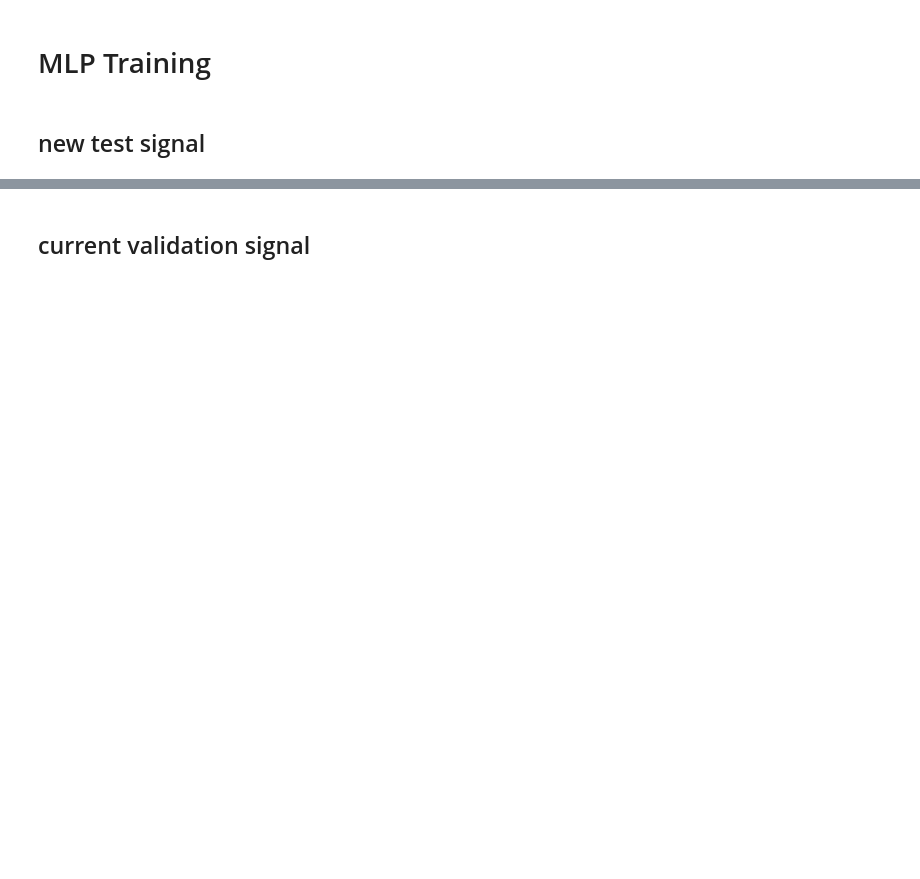
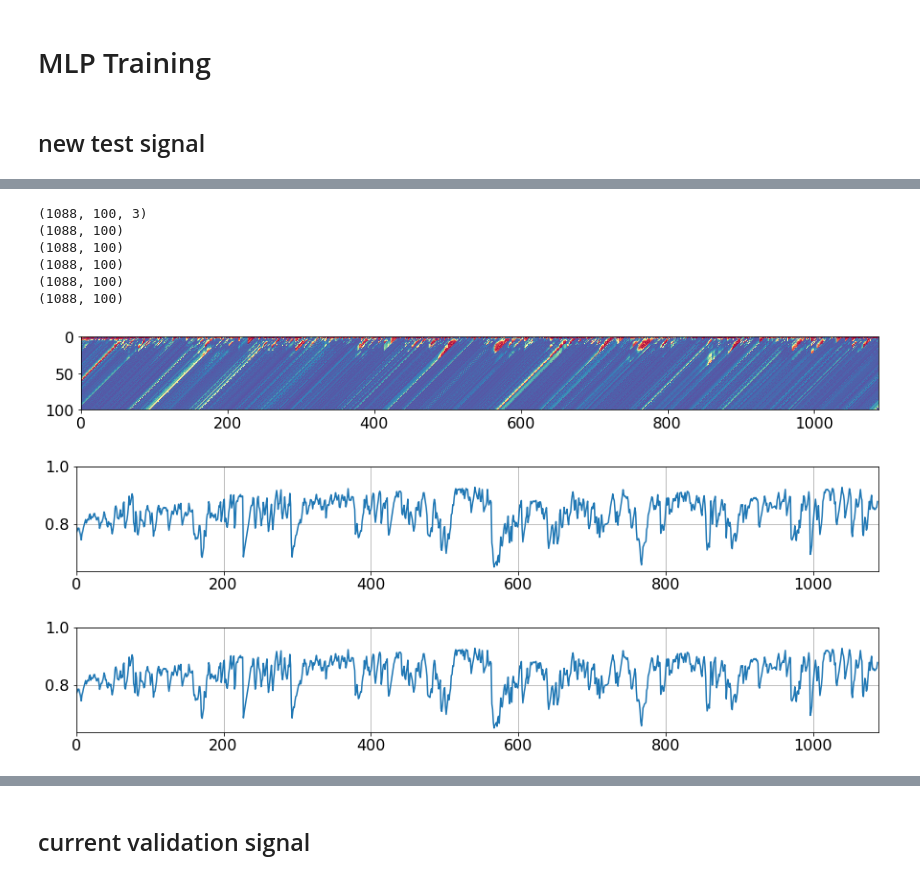
Before and after one commit to WillieMaddox/DiscRimNN, a Jupyter notebook: mixsig.ipynb, the cells around one changed output, grey strips where cells are left out. Drawn from its saved outputs; the diff is of its cells as text; code cells hidden in the pictures; blank space fills up the shorter version.

Commit message:
Check in many2many sliding window classifier.  Still a work in progress...

```diff
--- a/mixsig.ipynb
+++ b/mixsig.ipynb
@@ -560,6 +695,10 @@ for i in range(n_generations):
 ## new test signal
 # %%
 x_test, y_test = msig.generate()
+print('x_test  {}'.format(x_test.shape))
+print('y_test  {}'.format(y_test.shape))
+y_true = np.argmax(y_test, axis=-1)
+print('y_true  {}'.format(y_true.shape))
 score = model.evaluate(x_test, y_test, batch_size=batch_size)
 if stateful:
     model.reset_states()
@@ -568,8 +707,10 @@ if stateful:
     model.reset_states()
 y_pred = np.argmax(y_hat, axis=-1)
 y_pred_colors = np.hstack([msig.signal_colors[i] for i in y_pred])
-
 print(score)
+print('y_hat   {}'.format(y_hat.shape))
+print('y_pred  {}'.format(y_pred.shape))
+print('y_colors{}'.format(y_pred_colors.shape))
 
 if window_method == 'boxcar' and net_type == 'RNN':
     x_test_x_scatter = msig.timestamps
@@ -582,5 +723,10 @@ elif window_method == 'boxcar' and net_type == 'MLP' and in_out_model == 'many2m
 elif window_method == 'sliding':
     x_test_x_scatter = msig.timestamps[msig.window_size-1:]
     x_test_y_scatter = msig.mixed_signal[msig.window_size-1:]
+    x_windows_start = None
 #     x_test_y_scatter = x_test[:, -1, 0]
 #     x_test_y_scatter = x_test[0, :, 0]
+print(msig.timestamps.shape)
+print(x_test_x_scatter.shape)
+print(x_test_y_scatter.shape)
+print(x_windows_start)
@@ -590,0 +746,63 @@ plot_confusion_matrix(msig.classes, y_pred.flatten())
+# %%
+print(y_hat.shape)
+print(y_true.shape)
+print(y_pred.shape)
+
+# y_right = y_true == y_pred
+# y_wrong = y_true != y_pred
+# print(y_wrong.shape)
+# print(y_right.shape)
+
+y_true_value = np.array([y_hat[i, j, y_true[i, j]] for i in range(y_true.shape[0]) for j in range(y_true.shape[1])]).reshape(y_true.shape)
+y_pred_value = np.array([y_hat[i, j, y_pred[i, j]] for i in range(y_pred.shape[0]) for j in range(y_pred.shape[1])]).reshape(y_pred.shape)
+print(y_true_value.shape)
+print(y_pred_value.shape)
+
+# y_reward = np.zeros(y_pred.shape)
+# y_reward[y_right] = y_pred_value[y_right]
+# print(y_reward.shape)
+
+y_penalty = y_true_value - y_pred_value
+# y_penalty = np.zeros(y_pred.shape)
+# y_penalty[y_wrong] = y_pred_value[y_wrong]
+print(y_penalty.shape)
+
+y_score = y_true_value + y_penalty
+
+# j = 6
+# print(y_hat[:j, :j])
+# print(y_true[:j, :j])
+# print(y_true_value[:j, :j])
+# print(y_reward[:j, :j])
+# print(y_pred[:j, :j])
+# print(y_pred_value[:j, :j])
+# print(y_penalty[:j, :j])
+# print(y_wrong[:j, :j])
+# print(y_score[:j, :j])
+# %% [output]
+(1088, 100, 3)
+(1088, 100)
+(1088, 100)
+(1088, 100)
+(1088, 100)
+(1088, 100)
+# %%
+fig = plt.figure(figsize=(15,3))
+plt.imshow(y_score.T, interpolation='nearest', cmap=plt.get_cmap('Spectral'));
+
+fig = plt.figure(figsize=(15,2))
+plt.plot(y_score.sum(axis=1) / y_score.shape[1])
+plt.ylim((None, 1))
+plt.xlim((0, y_score.shape[0]))
+plt.grid(True)
+
+# y_score_unshifted = np.zeros((len(msig.timestamps), msig.window
+fig = plt.figure(figsize=(15,2))
+plt.plot(y_score.sum(axis=1) / y_score.shape[1])
+plt.ylim((None, 1))
+plt.xlim((0, y_score.shape[0]))
+plt.grid(True)
+# %% [output]
+[figure, added]
+[figure, added]
+[figure, added]
```
Also changed, not shown: parts of 21 cells of this notebook, 1 other file.
